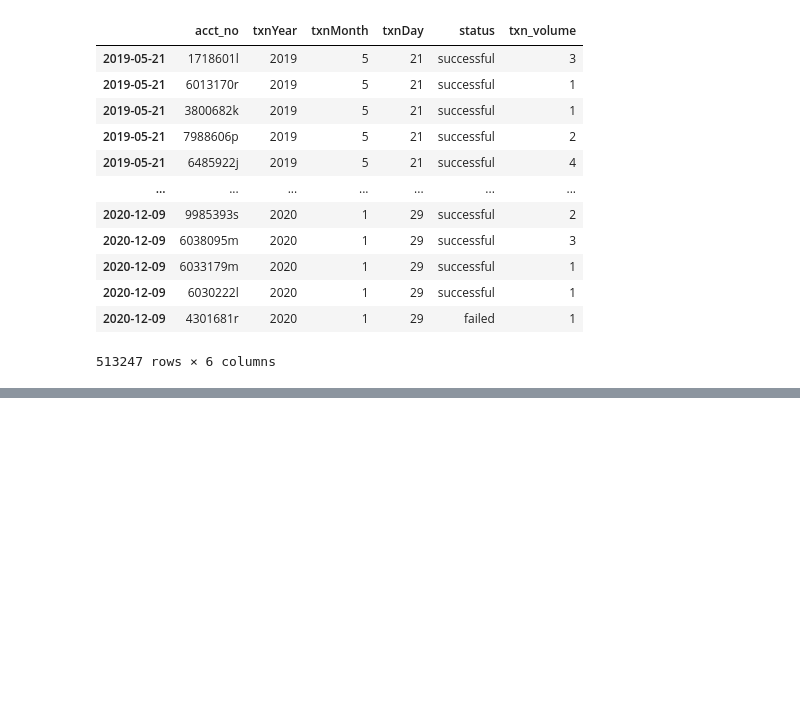
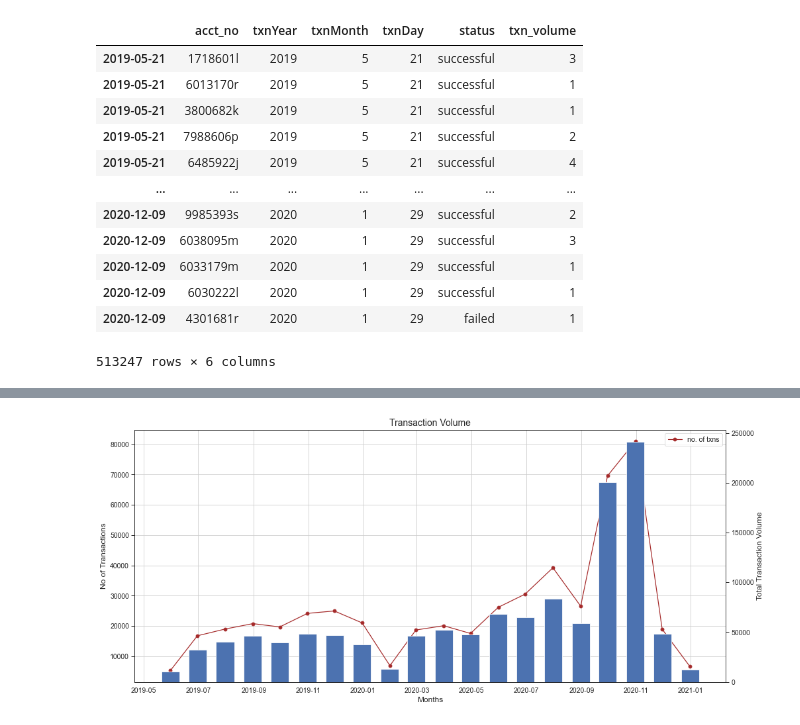
Before and after one commit to tahheel/V-Internship, a Jupyter notebook: Week 2/Damilola_week2.ipynb, the cells around one changed output, grey strips where cells are left out. Cells and saved outputs as stored; diff of their text form; code cells hidden in the pictures; blank space fills up the shorter version.

```diff
--- a/Week 2/Damilola_week2.ipynb
+++ b/Week 2/Damilola_week2.ipynb
@@ -137,0 +147,22 @@ plot_data()
+# %%
+def plot_volume():
+    fig, ax = plt.subplots(figsize=[16,7], )
+    ax.plot(data.txn_volume.resample('M').sum().index,data.txn_volume.resample('M').count(), marker='o', color='brown', label='no. of txns')
+    ax.set_xlabel('Months', fontsize=12)
+    ax.grid()
+    ax.set_ylabel( 'No of Transactions', fontsize=12)
+
+
+    ax2=ax.twinx()
+    ax2.bar(data.txn_volume.resample('M').sum().index,data.txn_volume.resample('M').sum(), width=20, label='Transaction volume')
+    ax2.set_ylabel('Total Transaction Volume', fontsize=12)
+
+    ax.legend()
+    # ax2.legend()
+
+    plt.title('Transaction Volume', fontsize=14)
+    plt.show()
+# %%
+plot_volume()
+# %% [output]
+[figure, added]
```
Also changed, not shown: parts of 20 cells of this notebook.
